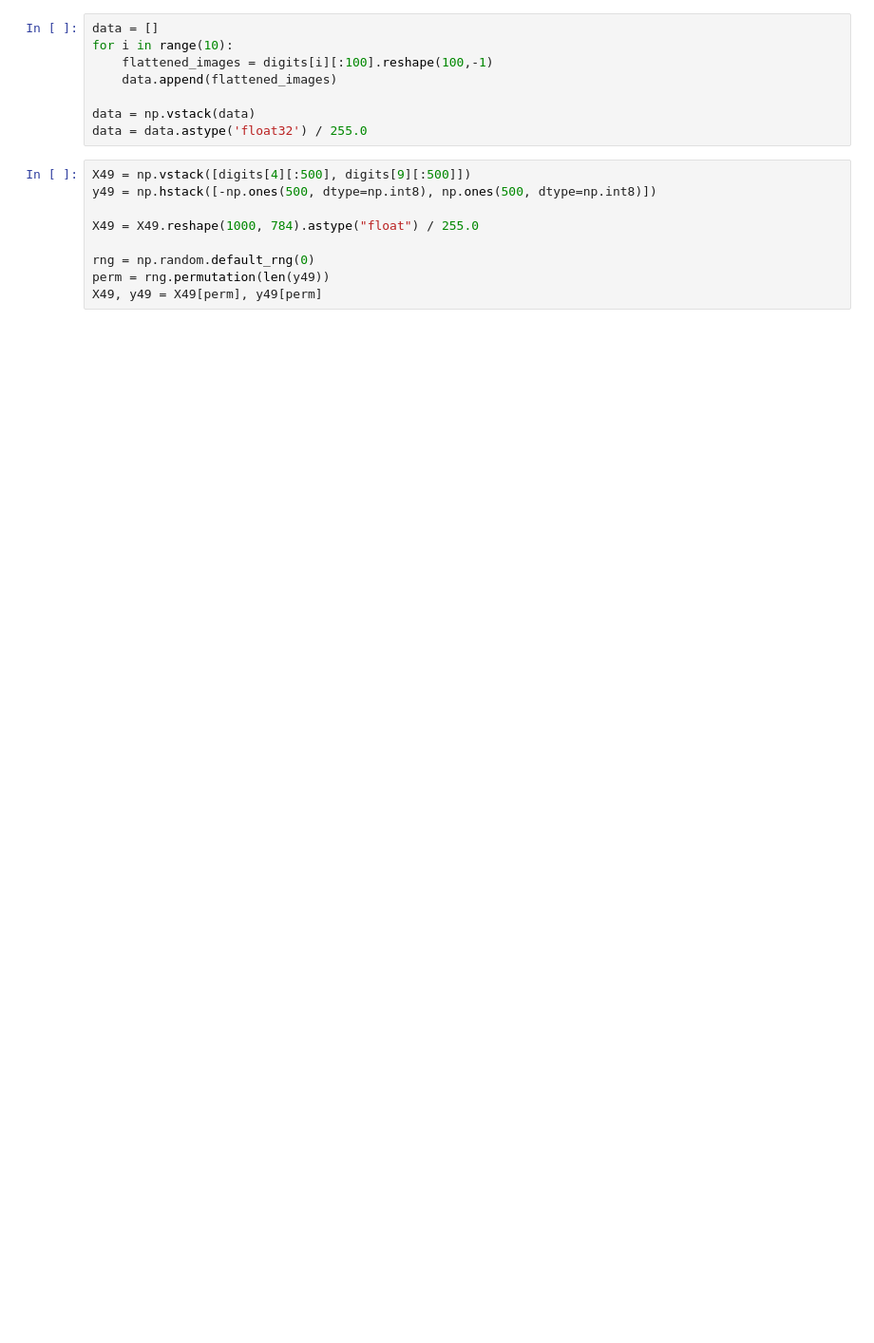
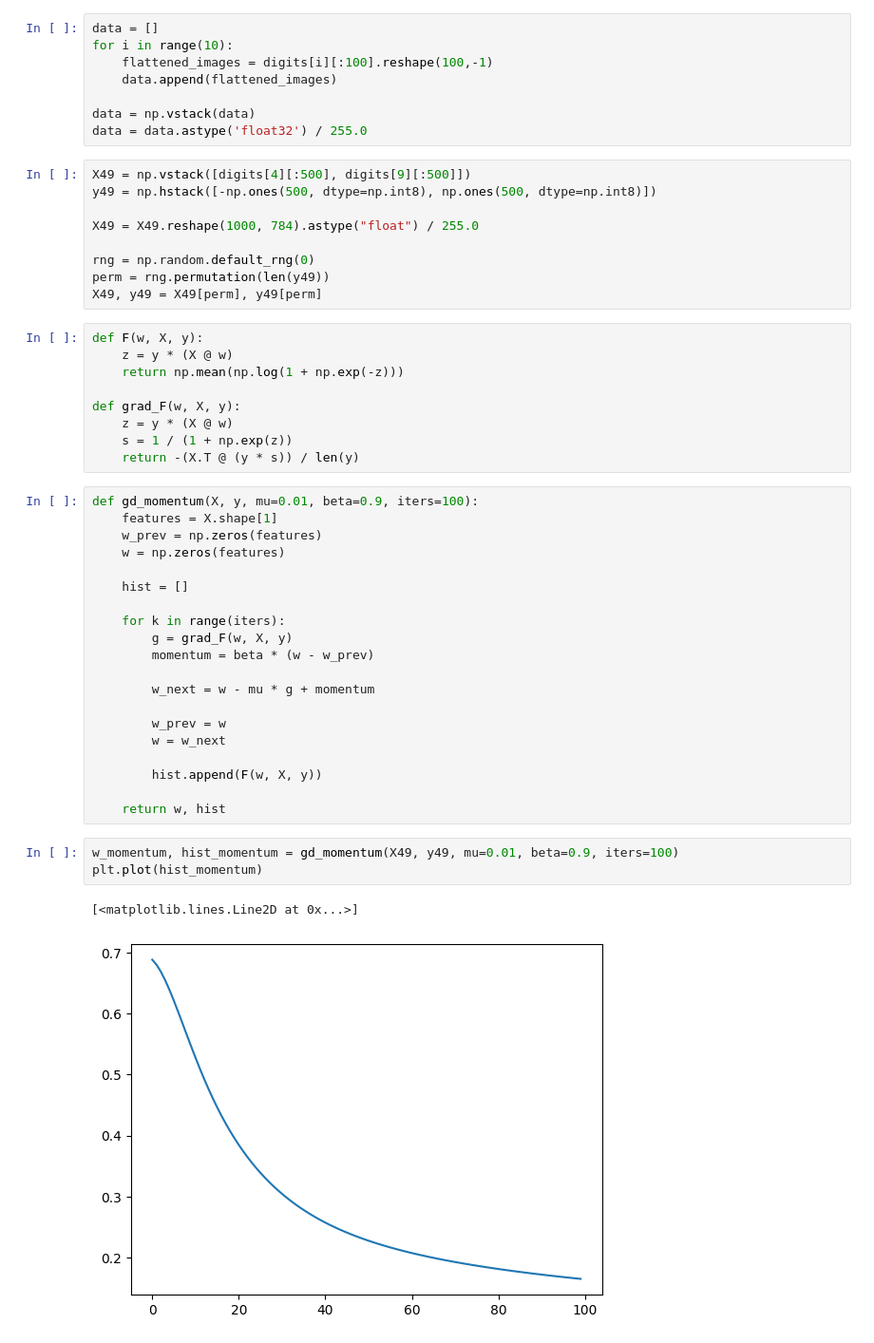
Before and after one commit to ageller02/MATH173A, a Jupyter notebook: HW_6.ipynb, the cells around one changed output. Shown at 95% size. Drawn from its saved outputs; the diff is of its cells as text; blank space fills up the shorter version.

```diff
--- a/HW_6.ipynb
+++ b/HW_6.ipynb
@@ -33,3 +46,38 @@ X49 = X49.reshape(1000, 784).astype("float") / 255.0
 rng = np.random.default_rng(0)
 perm = rng.permutation(len(y49))
 X49, y49 = X49[perm], y49[perm]
+# %%
+def F(w, X, y):
+    z = y * (X @ w)
+    return np.mean(np.log(1 + np.exp(-z)))
+
+def grad_F(w, X, y):
+    z = y * (X @ w)
+    s = 1 / (1 + np.exp(z))
+    return -(X.T @ (y * s)) / len(y)
+# %%
+def gd_momentum(X, y, mu=0.01, beta=0.9, iters=100):
+    features = X.shape[1]
+    w_prev = np.zeros(features)
+    w = np.zeros(features)
+
+    hist = []
+
+    for k in range(iters):
+        g = grad_F(w, X, y)
+        momentum = beta * (w - w_prev)
+
+        w_next = w - mu * g + momentum
+
+        w_prev = w
+        w = w_next
+
+        hist.append(F(w, X, y))
+
+    return w, hist
+# %%
+w_momentum, hist_momentum = gd_momentum(X49, y49, mu=0.01, beta=0.9, iters=100)
+plt.plot(hist_momentum)
+# %% [output]
+[<matplotlib.lines.Line2D at 0x...>]
+[figure, added]
```
Also changed, not shown: parts of 4 cells of this notebook.
